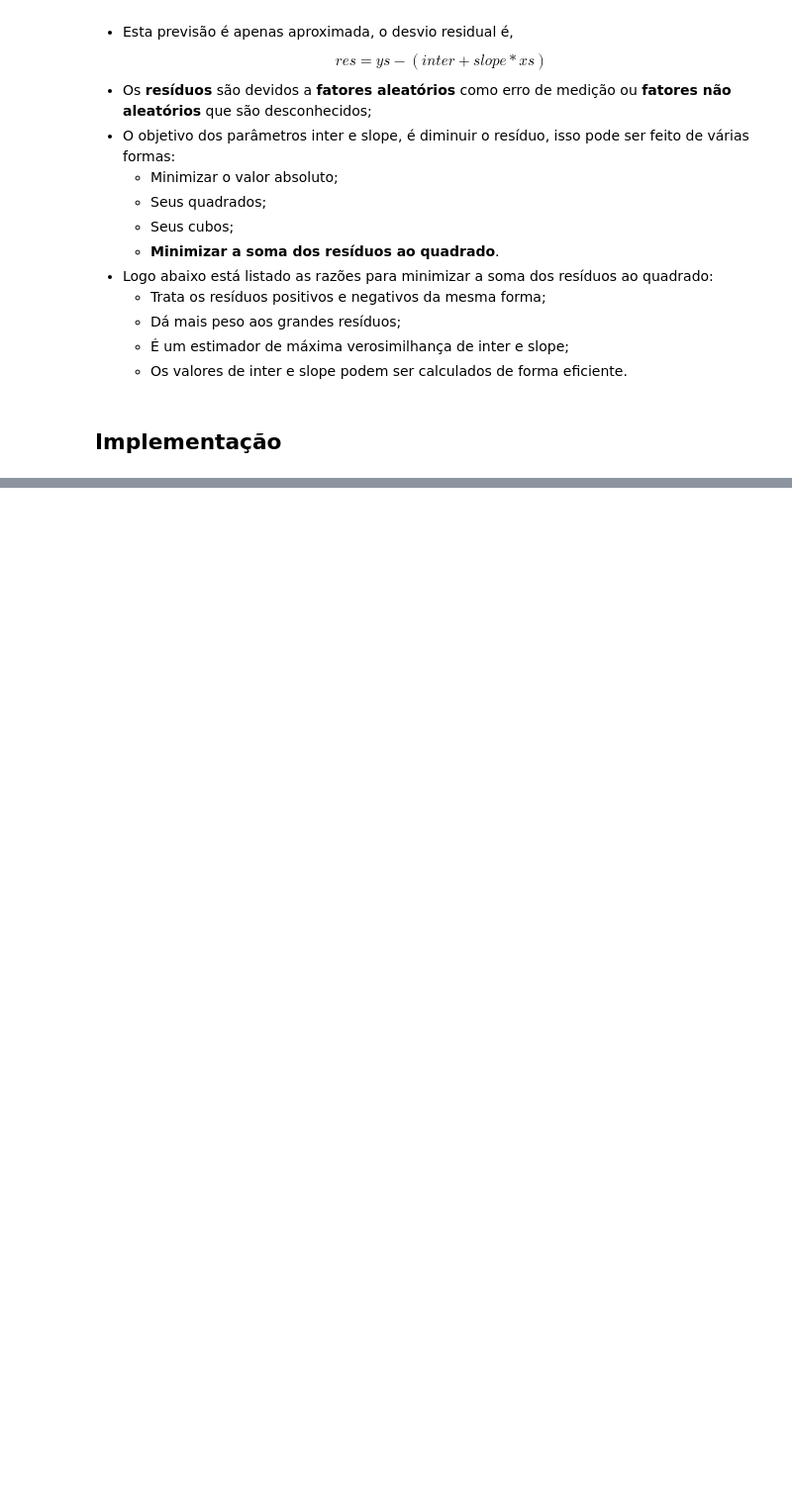
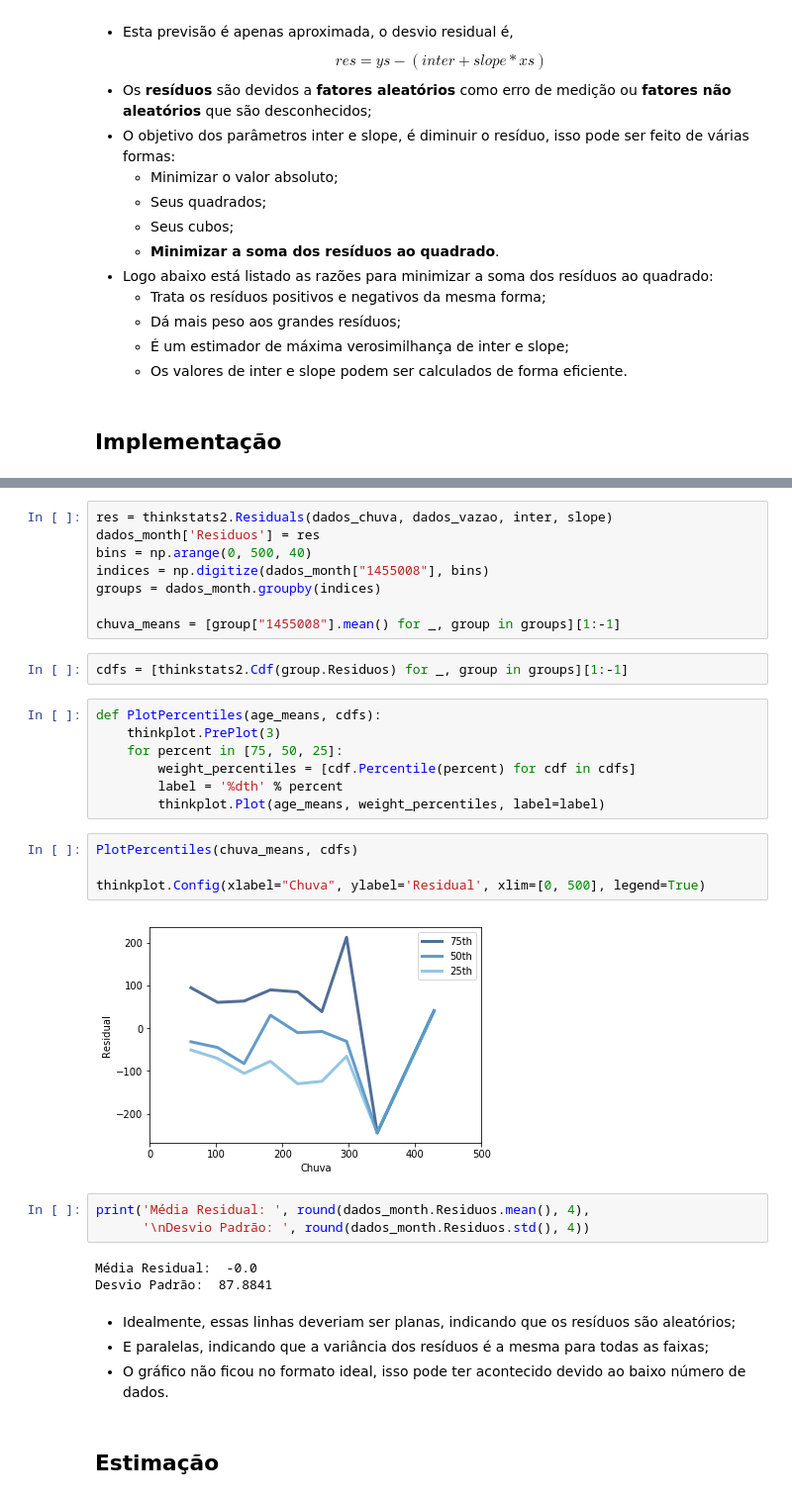
Before and after one commit to clebsonpy/ThinkStats2, a Jupyter notebook: code/Estatística/Cap10_Clebson.ipynb, the cells around one changed output, grey strips where cells are left out. Shown at 99% size. Drawn from its saved outputs; the diff is of its cells as text; blank space fills up the shorter version.

```diff
--- a/code/Estatística/Cap10_Clebson.ipynb
+++ b/code/Estatística/Cap10_Clebson.ipynb
@@ -74,0 +94,35 @@ dados
+# %%
+res = thinkstats2.Residuals(dados_chuva, dados_vazao, inter, slope)
+dados_month['Residuos'] = res
+bins = np.arange(0, 500, 40)
+indices = np.digitize(dados_month["1455008"], bins)
+groups = dados_month.groupby(indices)
+
+chuva_means = [group["1455008"].mean() for _, group in groups][1:-1]
+# %%
+cdfs = [thinkstats2.Cdf(group.Residuos) for _, group in groups][1:-1]
+# %%
+def PlotPercentiles(age_means, cdfs):
+    thinkplot.PrePlot(3)
+    for percent in [75, 50, 25]:
+        weight_percentiles = [cdf.Percentile(percent) for cdf in cdfs]
+        label = '%dth' % percent
+        thinkplot.Plot(age_means, weight_percentiles, label=label)
+# %%
+PlotPercentiles(chuva_means, cdfs)
+
+thinkplot.Config(xlabel="Chuva", ylabel='Residual', xlim=[0, 500], legend=True)
+# %% [output]
+[figure, added]
+# %%
+print('Média Residual: ', round(dados_month.Residuos.mean(), 4),
+      '\nDesvio Padrão: ', round(dados_month.Residuos.std(), 4))
+# %% [output]
+Média Residual:  -0.0
+Desvio Padrão:  87.8841
+# %% [markdown]
+- Idealmente, essas linhas deveriam ser planas, indicando que os resíduos são aleatórios;
+- E paralelas, indicando que a variância dos resíduos é a mesma para todas as faixas;
+- O gráfico não ficou no formato ideal, isso pode ter acontecido devido ao baixo número de dados.
+# %% [markdown]
+## Estimação
```
Also changed, not shown: parts of 30 cells of this notebook, 2 other files.
